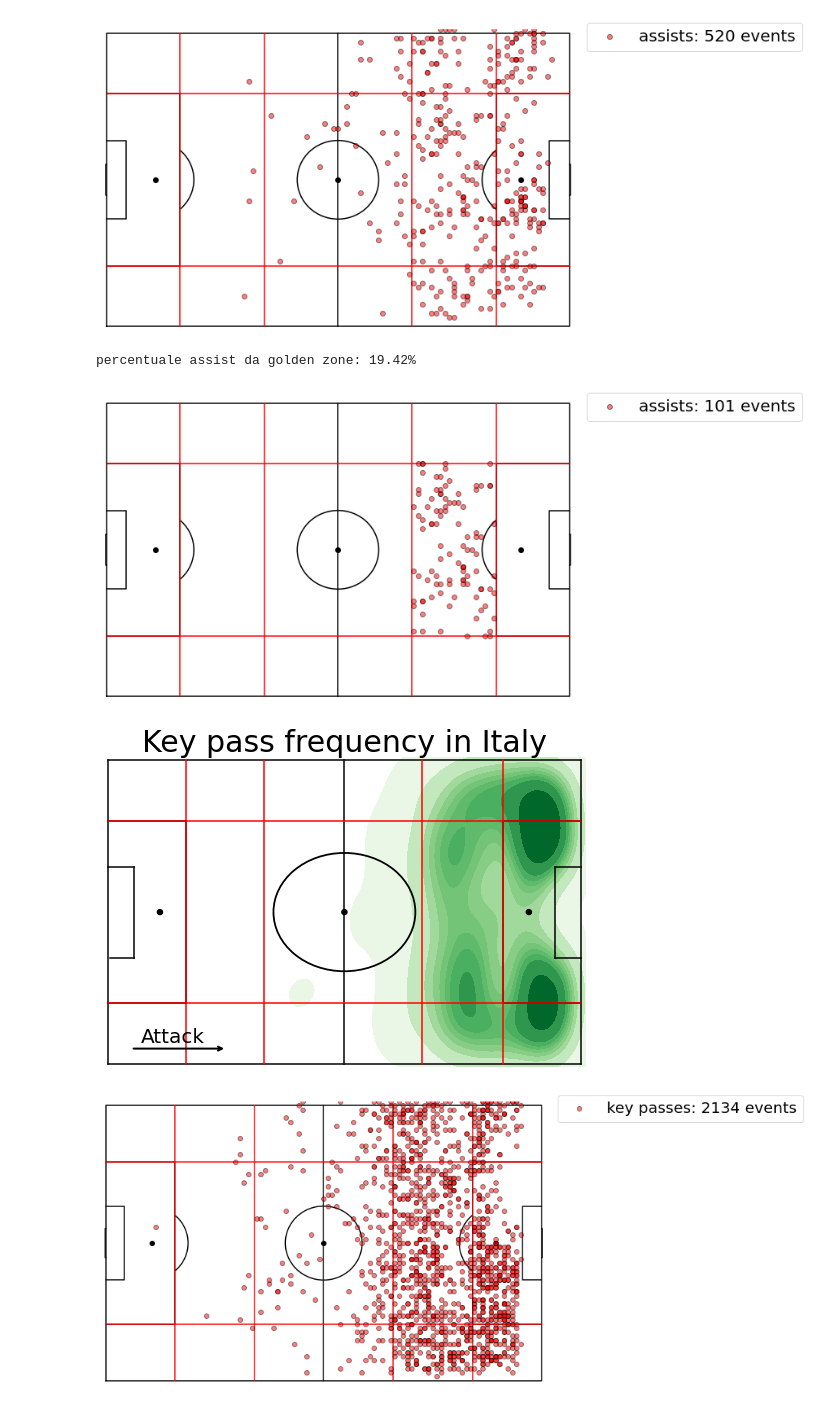
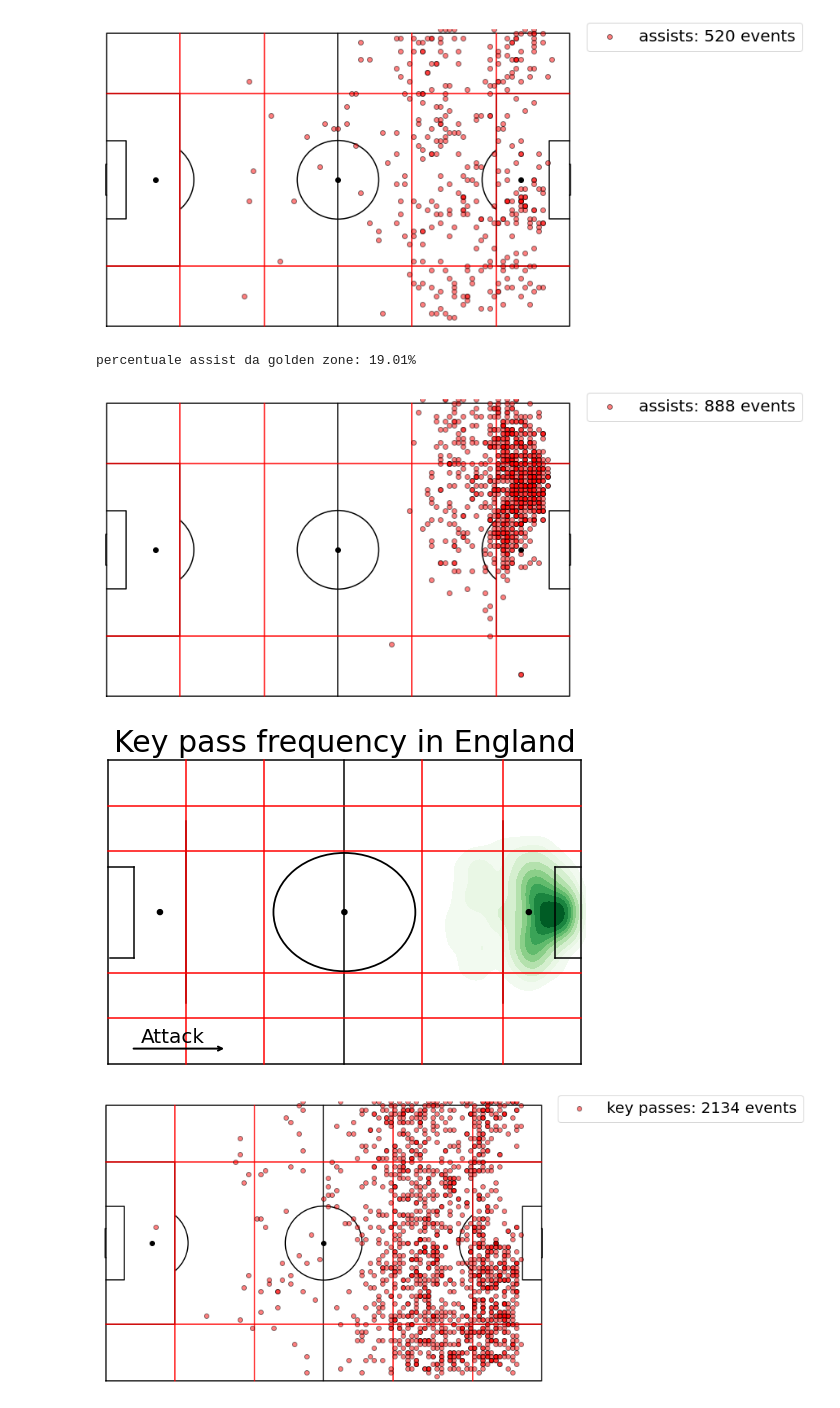
Before and after one commit to PasqualeGorrasi/Football-data, a Jupyter notebook: football pitch zone.ipynb, the cells around one changed output. Drawn from its saved outputs; the diff is of its cells as text; code cells hidden in the pictures.

```diff
--- a/football pitch zone.ipynb
+++ b/football pitch zone.ipynb
@@ -30,4 +30,4 @@ Downloading events data
 Download completed
 # %%
 #specifica country, base è italy
-match_id2match, match_id2events, player_id2player, competition_id2competition, team_id2team = load_public_dataset(data_folder=data_folder, tournament = country)
+match_id2match, match_id2events, player_id2player, competition_id2competition, team_id2team = load_public_dataset(data_folder=data_folder, tournament = 'Italy')
@@ -281,12 +229,12 @@ plt.show()
 # %% [output]
 [figure]
 # %%
-assist_zone14 = assist_df[assist_df['y_start'].between(13.84,54.16)]
+assist_zone14 = assist_eng[assist_eng['y_start'].between(13.84,54.16)]
 assist_zone14 = assist_zone14[assist_zone14['x_start'].between(68.5,87.5)]
 
-print('percentuale assist da golden zone: {}%'.format(round(len(assist_zone14)/len(assist_df)*100, 2)))
+print('percentuale assist da golden zone: {}%'.format(round(len(assist_zone14)/len(assist_eng)*100, 2)))
 # %% [output]
-percentuale assist da golden zone: 19.42%
+percentuale assist da golden zone: 19.01%
 # %%
 def plot_kde_events_on_field(sample_size=10000):
     """
@@ -324,7 +272,7 @@ def plot_kde_events_on_field(sample_size=10000):
         fig.tight_layout()
         plt.show()
 # %%
-df_team_1 = assist_zone14
+df_team_1 = goal_italy
 
 f = draw_pitch_grid("white", "black", "h", "full")
 plt.scatter(df_team_1['x_start'], df_team_1['y_start'], c='red', edgecolors="k", zorder=12,
@@ -333,20 +281,20 @@ plt.legend(fontsize=20, bbox_to_anchor=(1.01, 1.05))
 #plt.title(match_label, fontsize=20)
 plt.show()
 # %% [output]
-[figure, old version]
+[figure, new version]
 # %%
 #KEYPASS
-fig, ax = pitch_grid()
-sns.kdeplot(keypass_italy['x_start'], keypass_italy['y_start'], cmap = 'Greens', shade = True)
+fig, ax = pitch_graph_zone()
+sns.kdeplot(goal_italy['x_start'], goal_italy['y_start'], cmap = 'Greens', shade = True)
 
-plt.title('Key pass frequency in Italy', fontsize = 30)
+plt.title('Key pass frequency in England', fontsize = 30)
 plt.xlim(-1,101)
 plt.ylim(-1,101)
 plt.axis('off')
 fig.tight_layout()
 plt.show()
 # %% [output]
-[figure, old version]
+[figure, new version]
 # %%
 df_team_1 = keypass_df
 
```
Also changed, not shown: parts of 42 cells of this notebook, 2 other files.
